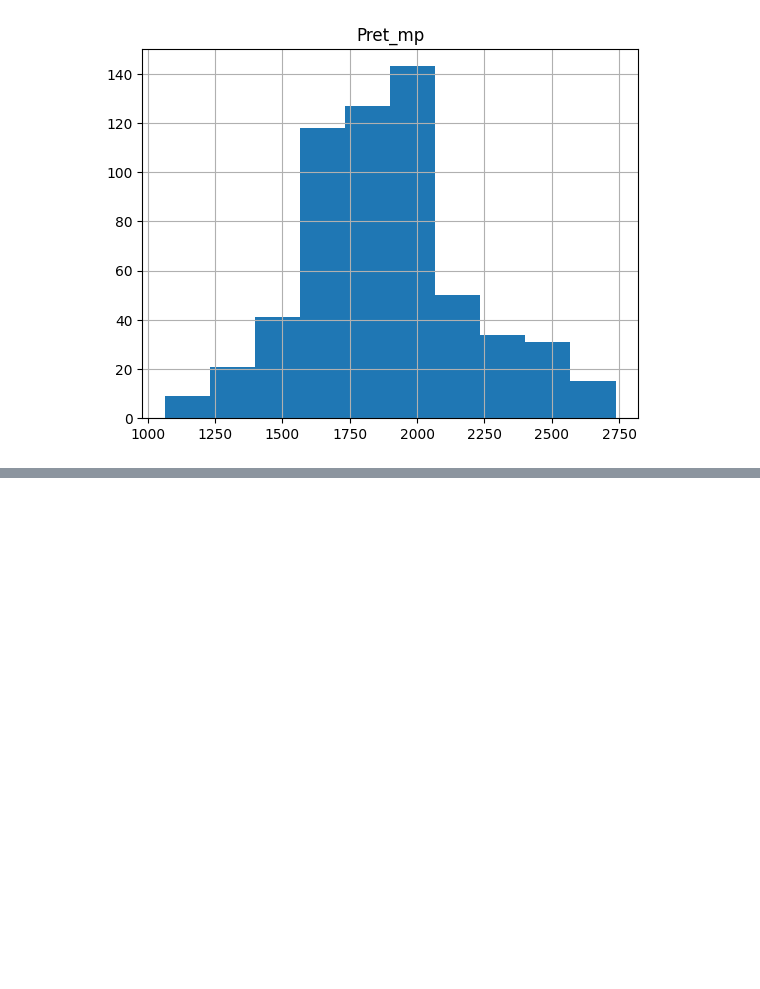
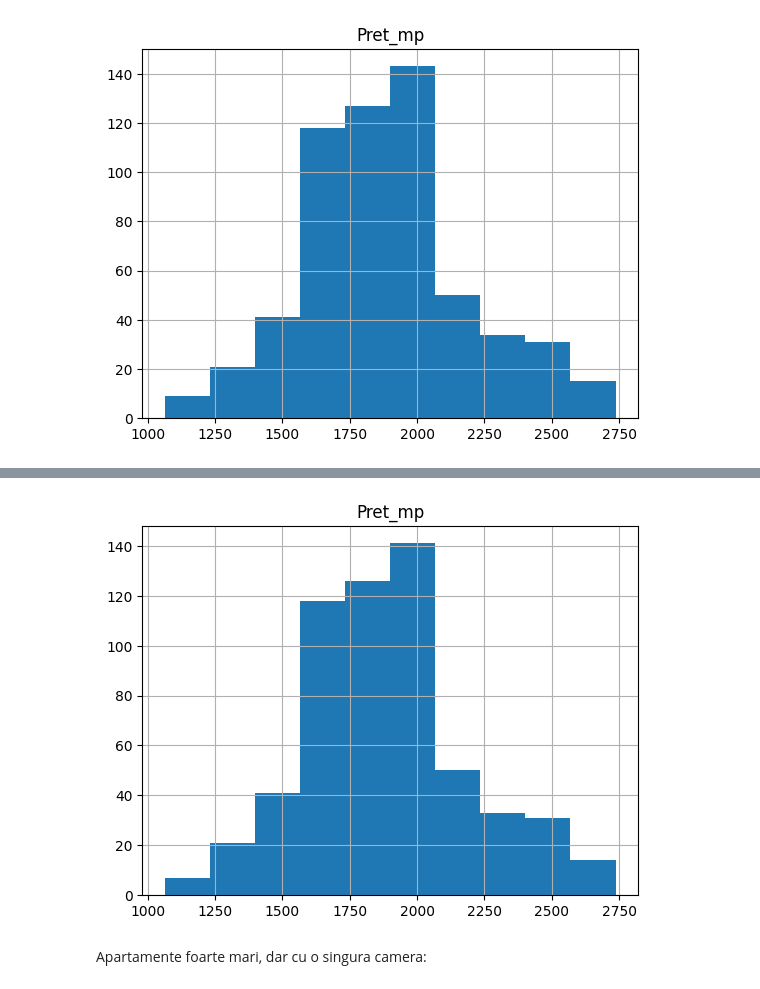
Before and after one commit to BejenaruIoanMatei/iasi-housing-market-analysis, a Jupyter notebook: notebooks/2_data_cleaning_etl.ipynb, the cells around one changed output, grey strips where cells are left out. Cells and saved outputs as stored; diff of their text form; code cells hidden in the pictures; blank space fills up the shorter version.

```diff
--- a/notebooks/2_data_cleaning_etl.ipynb
+++ b/notebooks/2_data_cleaning_etl.ipynb
@@ -983,0 +997,7 @@ plt.show()
+# %%
+df = df[~(df['Suprafata_Utila'] < 20)]
+# %%
+df.hist(column="Pret_mp")
+plt.show()
+# %% [output]
+[figure, added]
@@ -983,0 +1006,2 @@ plt.show()
+# %% [markdown]
+Apartamente foarte mari, dar cu o singura camera:
```
Also changed, not shown: parts of 40 cells of this notebook.
